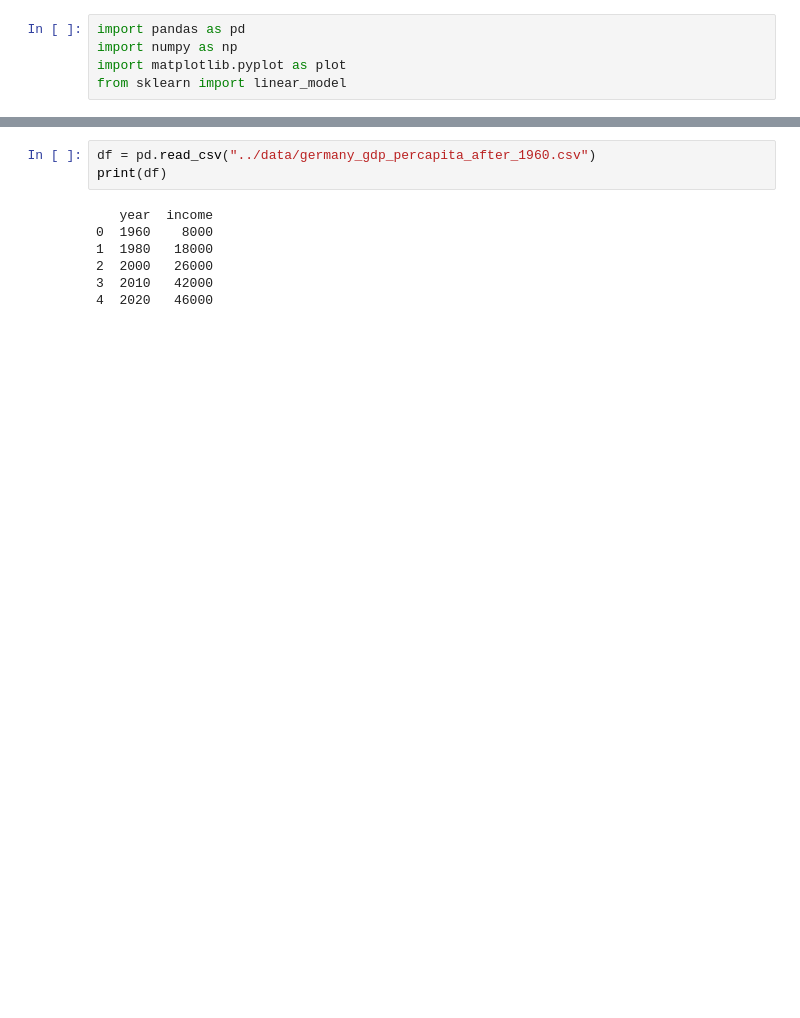
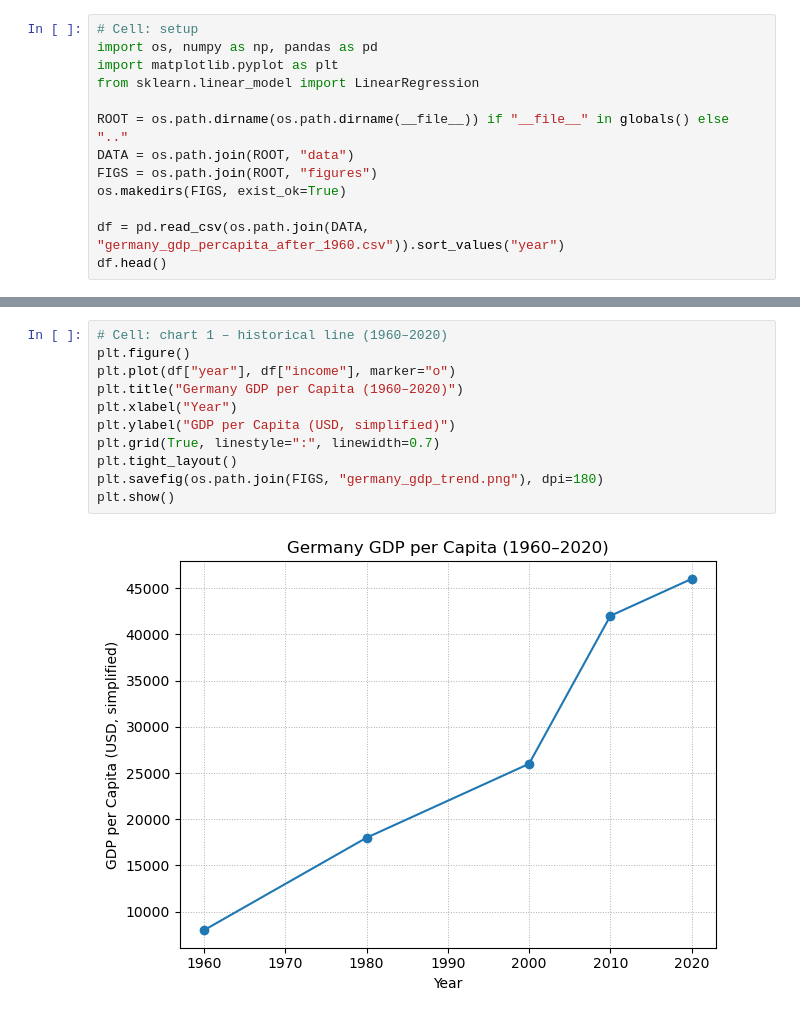
Before and after one commit to MalihaaRaja/germany-gdp-regression, a Jupyter notebook: notebooks/germany_gdp_prediction.ipynb, the cells around one changed output, grey strips where cells are left out. Saved outputs shown, nothing was run; the diff lists cells and outputs as text; blank space fills up the shorter version.

```diff
--- a/notebooks/germany_gdp_prediction.ipynb
+++ b/notebooks/germany_gdp_prediction.ipynb
@@ -1,5 +1,13 @@
 # %%
-import pandas as pd
-import numpy as np
-import matplotlib.pyplot as plot
-from sklearn import linear_model
+# Cell: setup
+import os, numpy as np, pandas as pd
+import matplotlib.pyplot as plt
+from sklearn.linear_model import LinearRegression
+
+ROOT = os.path.dirname(os.path.dirname(__file__)) if "__file__" in globals() else ".."
+DATA = os.path.join(ROOT, "data")
+FIGS = os.path.join(ROOT, "figures")
+os.makedirs(FIGS, exist_ok=True)
+
+df = pd.read_csv(os.path.join(DATA, "germany_gdp_percapita_after_1960.csv")).sort_values("year")
+df.head()
@@ -6,11 +21,14 @@ from sklearn import linear_model
 # %%
-df = pd.read_csv("../data/germany_gdp_percapita_after_1960.csv")
-print(df)
+# Cell: chart 1 – historical line (1960–2020)
+plt.figure()
+plt.plot(df["year"], df["income"], marker="o")
+plt.title("Germany GDP per Capita (1960–2020)")
+plt.xlabel("Year")
+plt.ylabel("GDP per Capita (USD, simplified)")
+plt.grid(True, linestyle=":", linewidth=0.7)
+plt.tight_layout()
+plt.savefig(os.path.join(FIGS, "germany_gdp_trend.png"), dpi=180)
+plt.show()
 # %% [output]
-   year  income
-0  1960    8000
-1  1980   18000
-2  2000   26000
-3  2010   42000
-4  2020   46000
+[figure, added]
 # %%
```
Also changed, not shown: parts of 3 cells of this notebook, 3 other files.
